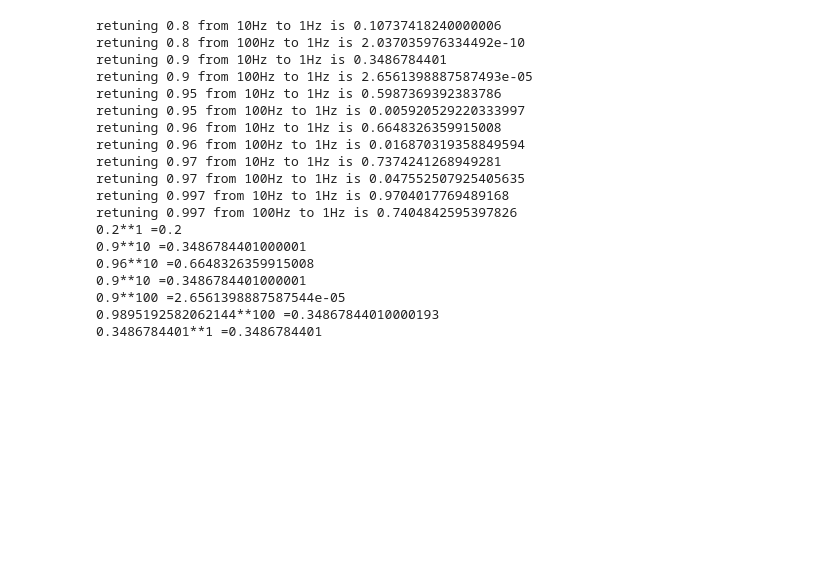
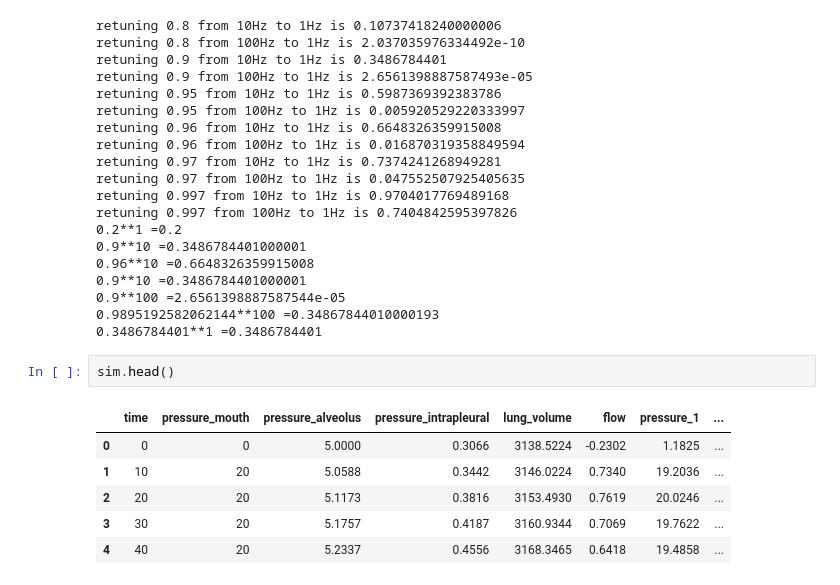
Before and after one commit to ErichBSchulz/lung, a Jupyter notebook: lung.ipynb, the cells around one changed output. Saved outputs shown, nothing was run; the diff lists cells and outputs as text; blank space fills up the shorter version.

```diff
--- a/lung.ipynb
+++ b/lung.ipynb
@@ -201,3 +227,12 @@ retuning 0.997 from 100Hz to 1Hz is 0.7404842595397826
 0.9**100 =2.6561398887587544e-05
 0.9895192582062144**100 =0.34867844010000193
 0.3486784401**1 =0.3486784401
+# %%
+sim.head()
+# %% [output]
+|  | time | pressure_mouth | pressure_alveolus | pressure_intrapleural | lung_volume | flow | pressure_1 | ... |
+| 0 | 0 | 0 | 5.0000 | 0.3066 | 3138.5224 | -0.2302 | 1.1825 | ... |
+| 1 | 10 | 20 | 5.0588 | 0.3442 | 3146.0224 | 0.7340 | 19.2036 | ... |
+| 2 | 20 | 20 | 5.1173 | 0.3816 | 3153.4930 | 0.7619 | 20.0246 | ... |
+| 3 | 30 | 20 | 5.1757 | 0.4187 | 3160.9344 | 0.7069 | 19.7622 | ... |
+| 4 | 40 | 20 | 5.2337 | 0.4556 | 3168.3465 | 0.6418 | 19.4858 | ... |
```
Also changed, not shown: parts of 11 cells of this notebook.
